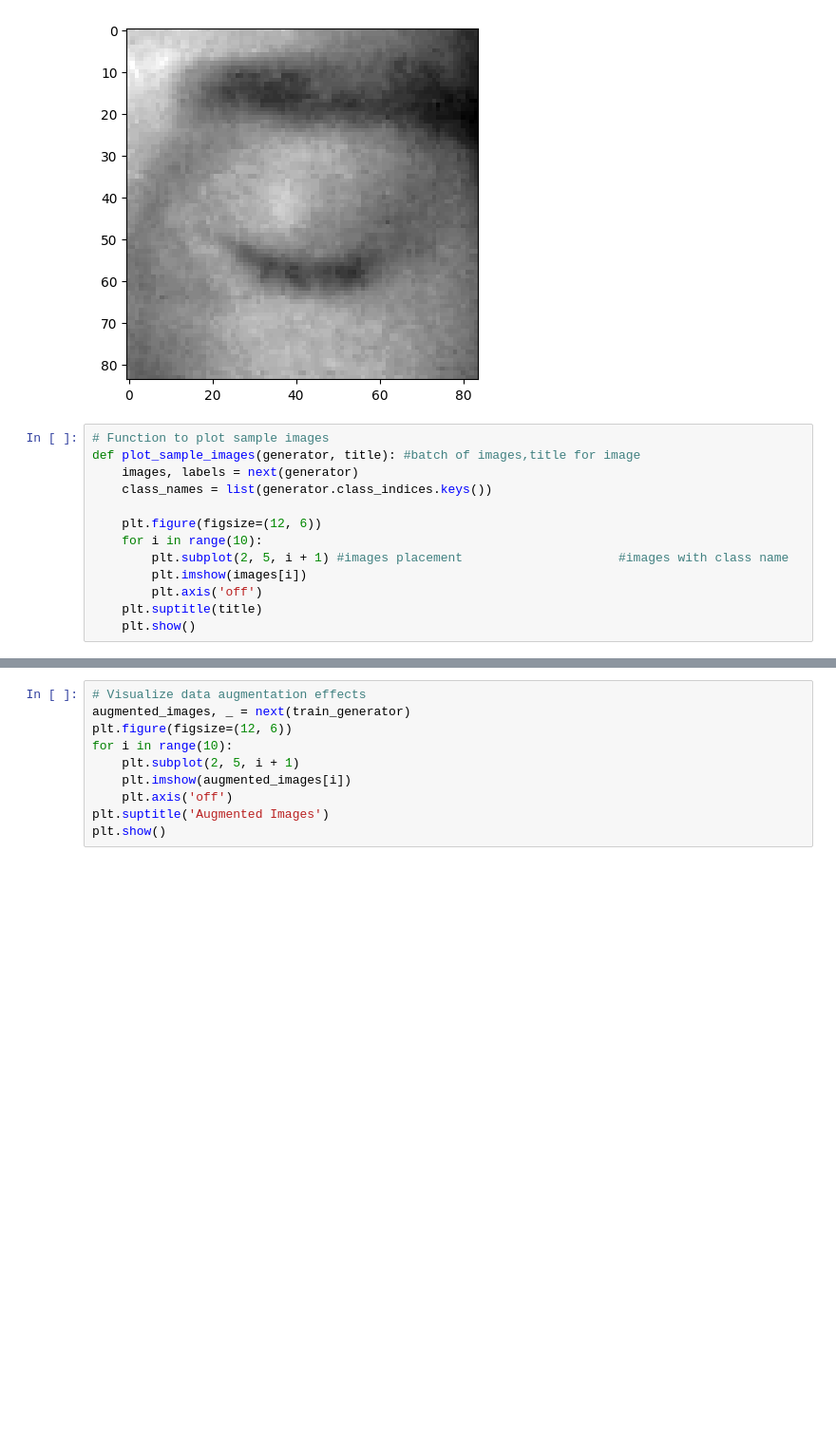
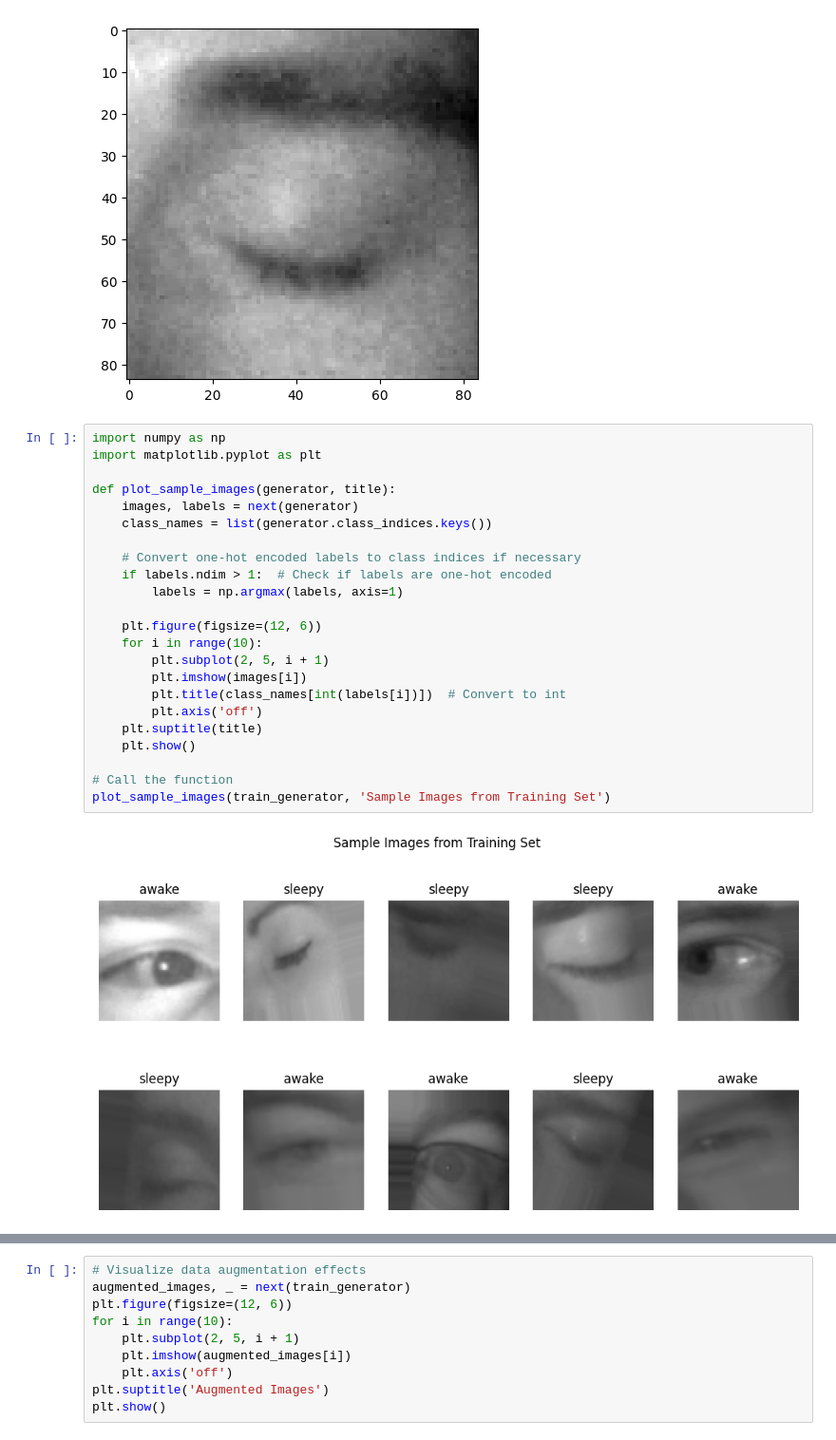
Before and after one commit to Harbhajan-Kaur/final_project_Harbhajan_Kaur, a Jupyter notebook: Kaggle_import.ipynb, the cells around one changed output, grey strips where cells are left out. Shown at 95% size. Drawn from its saved outputs; the diff is of its cells as text; blank space fills up the shorter version.

```diff
--- a/Kaggle_import.ipynb
+++ b/Kaggle_import.ipynb
@@ -162,15 +162,27 @@ plt.imshow(img_array,cmap="gray")
 <matplotlib.image.AxesImage at 0x...>
 [figure]
 # %%
-# Function to plot sample images
-def plot_sample_images(generator, title): #batch of images,title for image
+import numpy as np
+import matplotlib.pyplot as plt
+
+def plot_sample_images(generator, title):
     images, labels = next(generator)
     class_names = list(generator.class_indices.keys())
 
+    # Convert one-hot encoded labels to class indices if necessary
+    if labels.ndim > 1:  # Check if labels are one-hot encoded
+        labels = np.argmax(labels, axis=1)
+
     plt.figure(figsize=(12, 6))
     for i in range(10):
-        plt.subplot(2, 5, i + 1) #images placement                     #images with class name
+        plt.subplot(2, 5, i + 1)
         plt.imshow(images[i])
+        plt.title(class_names[int(labels[i])])  # Convert to int
         plt.axis('off')
     plt.suptitle(title)
     plt.show()
+
+# Call the function
+plot_sample_images(train_generator, 'Sample Images from Training Set')
+# %% [output]
+[figure, added]
```
Also changed, not shown: parts of 9 cells of this notebook.
